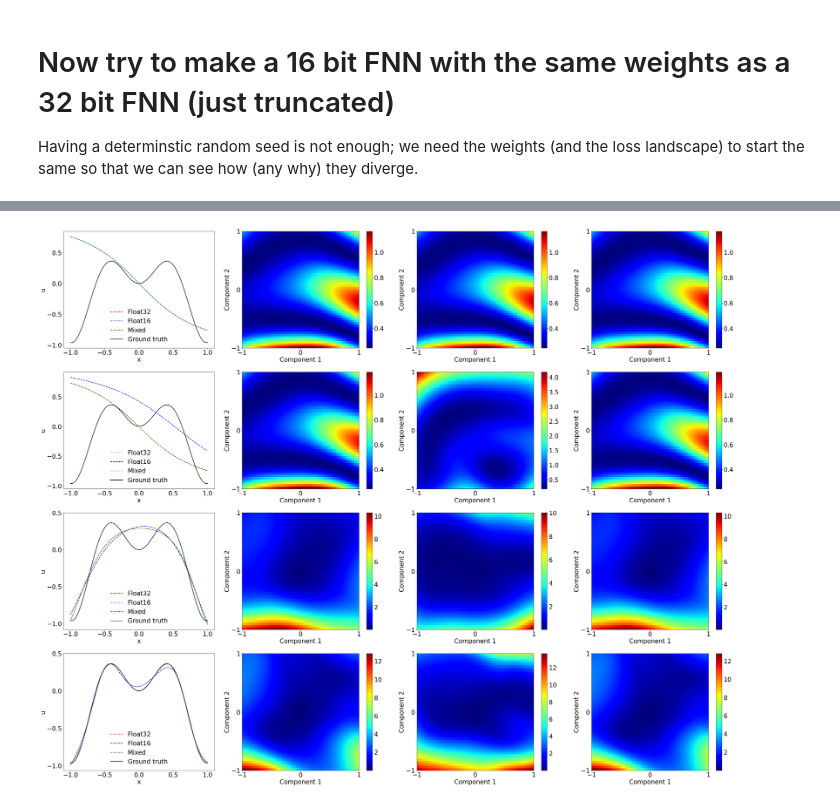
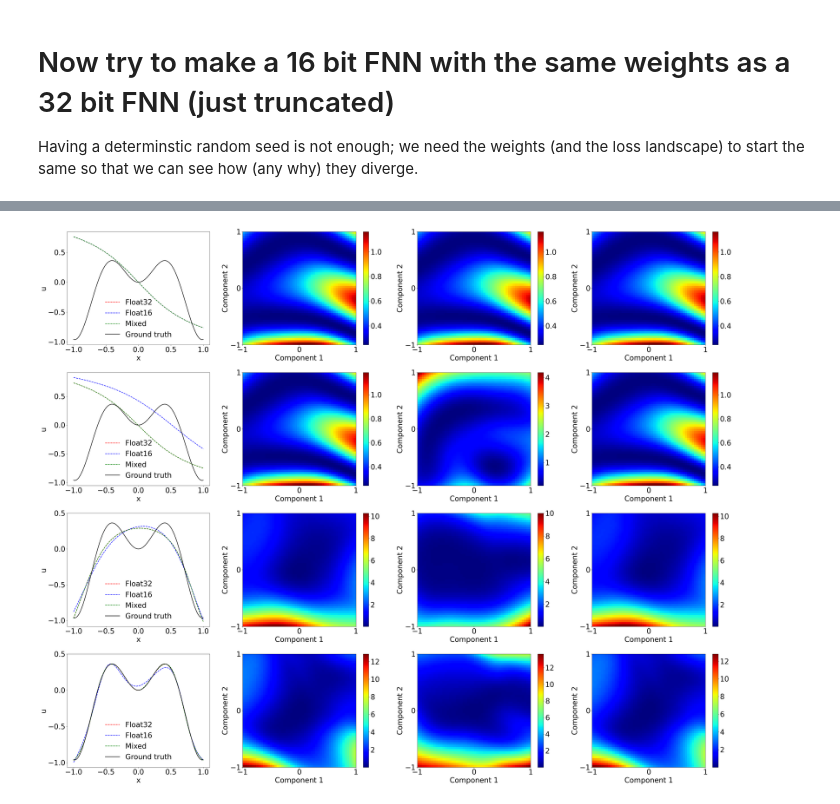
Before and after one commit to lu-group/mixed-precision-sciml, a Jupyter notebook: loss-landscape/loss_landscape_regression.ipynb, the cells around one changed output, grey strips where cells are left out. Saved outputs shown, nothing was run; the diff lists cells and outputs as text; code cells hidden in the pictures.

Commit message:
increase loss landscape font size

```diff
--- a/loss-landscape/loss_landscape_regression.ipynb
+++ b/loss-landscape/loss_landscape_regression.ipynb
@@ -495,7 +485,7 @@ def fetch_test_and_predicted(filename):
 files = list(zip(global_store["float 32"], global_store["float 16"], global_store["mixed float 16"]))
 n_epochs = len(files)
 n_types = len(files[0]) + 1  # additional column for the predicted values plot
-matplotlib.rcParams.update({'font.size': 25})
+matplotlib.rcParams.update({'font.size': 29})
 fig, axes = plt.subplots(n_epochs, n_types, figsize=(40, n_epochs * 8))
 
 for i, file_tuple in enumerate(files):
@@ -508,31 +498,31 @@ for i, file_tuple in enumerate(files):
             Z, interpolation="none", cmap='jet', extent=[X.min(), X.max(), Y.min(), Y.max()]
         )
         cbar = plt.colorbar(im, ax=ax)
         ax.set_xlabel("Component 1")
         ax.set_ylabel("Component 2")
         ax.set_xticks([-1, 0, 1])
         ax.set_yticks([-1, 0, 1])
 
         convert_filename_to_title = lambda filename: filename.split('/')[-1].split('.hdf5')[0].replace('_', ' ')
         titled_name = convert_filename_to_title(file)
         # ax.set_title(f"{titled_name}")
         rgb = [('Float32', 'r--'), ('Float16', 'b--'),('Mixed', 'g--')]
         # plot predictions at the beginning of each row
         test, predicted = fetch_test_and_predicted(file)
         ax_pred = axes[i, 0] if n_epochs > 1 else axes[0]  # position of the predictions plot
         ax_pred.plot(test, predicted, rgb[j][1], label=rgb[j][0], linewidth=2)
     # we plot the ground truth
     ax_pred = axes[i, 0] if n_epochs > 1 else axes[0]  # position of the predictions plot
     ax_pred.plot(model16_new.data.test_x, model16_new.data.test_y, 'k-', label='Ground truth', linewidth=2)
     ax_pred.set_yticks([-1, -.5, 0, .5])
     ax_pred.set_xticks([-1, -.5, 0, .5 ,1])
     ax_pred.set_xlabel('x')
     ax_pred.set_ylabel('u')
     ax_pred.legend(frameon=False, loc='lower center')
 
 fig.patch.set_facecolor('white')
 plt.tight_layout()
 plt.savefig("llnotitle.pdf")
 plt.show()
 # %% [output]
-[figure, old version]
+[figure, new version]
```
Also changed, not shown: parts of 6 cells of this notebook.
